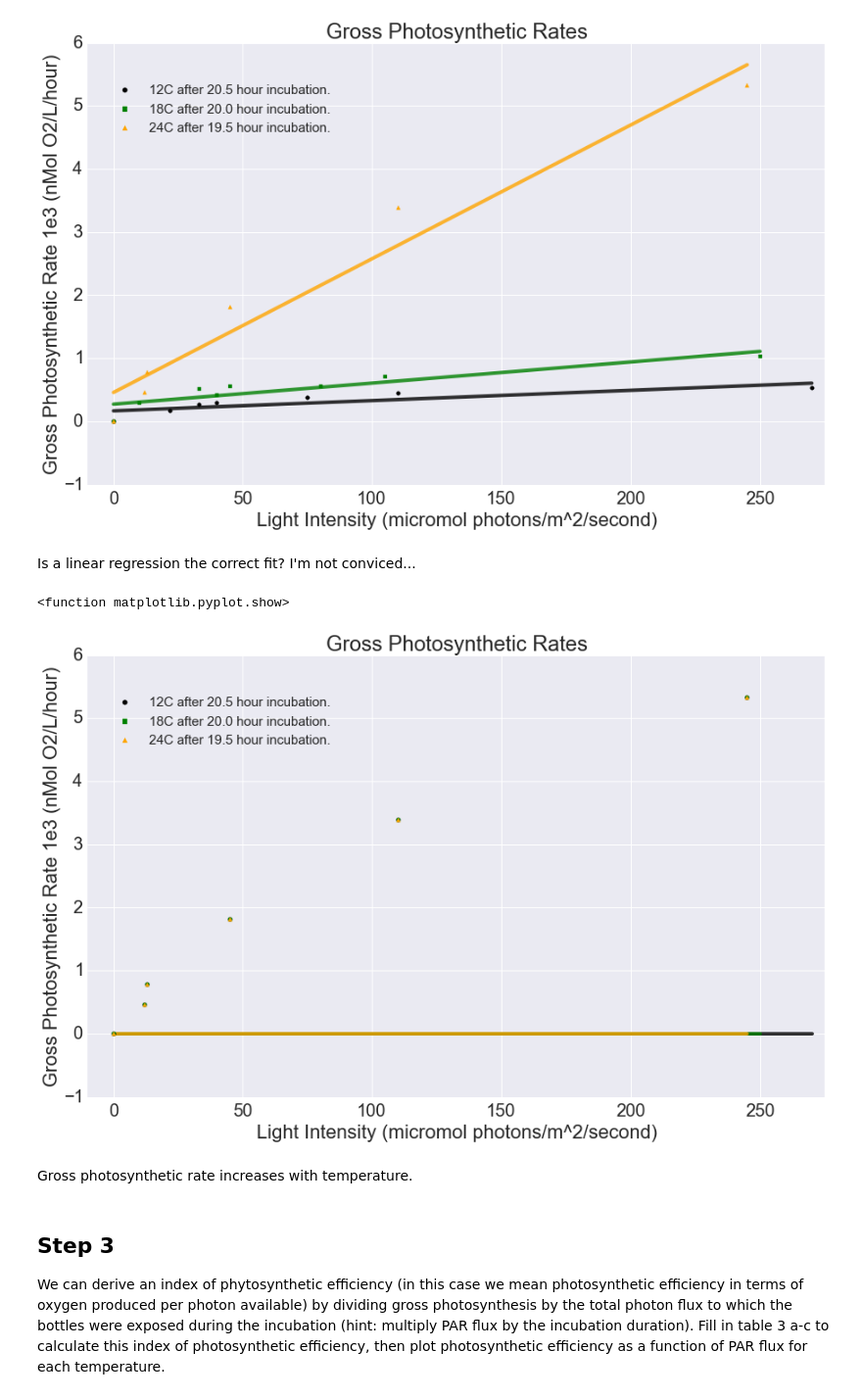
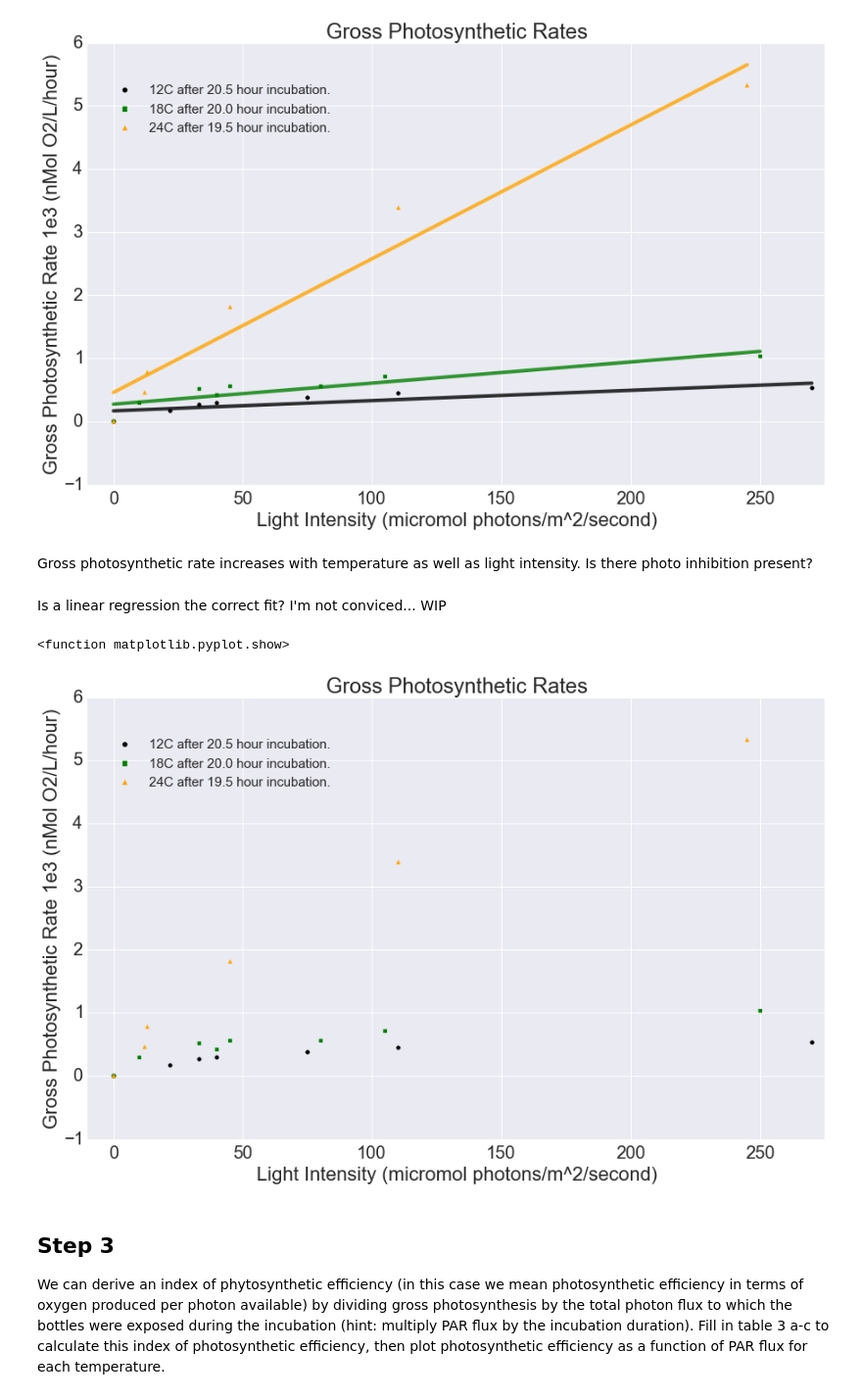
Before and after one commit to yinleon/biological-oceanography, a Jupyter notebook: light_dark_exp.ipynb, the cells around one changed output. Shown: that part at 98% size. Saved outputs shown, nothing was run; the diff lists cells and outputs as text; code cells hidden in the pictures.

```diff
--- a/light_dark_exp.ipynb
+++ b/light_dark_exp.ipynb
@@ -100,21 +102,22 @@ Table 1b. Light Reaction Bottles
 ## Step 2.
 Plot gross photosynthetic rate from tables 2a-c as a function of light intensity. You can probably plot results from all three temperatures in a single graph. Don’t forget to include the dark bottle results in you plots (photosynth rate in the dark bottles would be zero, but that is still an important data point).
 # %%
-# create entries for the dark bottles where gross photo = 0
+# create entries for the avg dark bottles/temp regime where gross photo = 0
 darkPhoto = pd.DataFrame({'temp':[12,18,24],
                           'parFlux':[0,0,0],
                           'timeStart':[0,0,0],
                           'timeEnd':[0,0,0],
-                          'elapsedTime':[0,0,0],
-                          'O2_0':[0,0,0],
-                          'O2_f':[0,0,0],
+                          'elapsedTime':[20.5,20,19.5],
+                          'O2_0':[8.28,8.28,8.28],
+                          'O2_f':[8.19,7.67,5.42],
                           'netPhoto_mg':[0,0,0],
                           'netPhoto_nM':[0,0,0],
                           'grossPhoto':[0,0,0],
                           'grossPhotoRate':[0,0,0]
                          },index=[18,19,20])
 darkPhoto = darkPhoto[['temp','parFlux','timeStart','timeEnd','elapsedTime','O2_0','O2_f','netPhoto_mg','netPhoto_nM','grossPhoto','grossPhotoRate']]
-darkPhoto
+
+# add the ave dark bottles to the light bottle dataframe to use as light intensity (PAR/x-axis) = 0.
 df2 = lite.append(darkPhoto)
 df2  = df2.convert_objects(convert_numeric=True)
 print("Table 2. Gross Photosynthesis")
@@ -174,49 +177,49 @@ plt.show
 # %% [output]
 <function matplotlib.pyplot.show>
 [figure]
+# %% [markdown]
+Gross photosynthetic rate increases with temperature as well as light intensity. Is there photo inhibition present?
 # %% [markdown]
-Is a linear regression the correct fit? I'm not conviced...
+Is a linear regression the correct fit? I'm not conviced... WIP
 # %%
 # initialize the plot
 fig = plt.figure()
 ax = fig.add_subplot(111)
 ax.set_ylabel('Gross Photosynthetic Rate 1e3 (nMol O2/L/hour)')
 ax.set_xlabel('Light Intensity (micromol photons/m^2/second)')
 ax.set_xlim(-10,275)
 #ax.set_ylim(-1,6)
 
 # for each temperature regime let's plot the points!
 for i in range(tempCount):
     plot2 = df2[df2.temp==temps[i]]
 
-    x1 = plot2['parFlux'].values
-    y1 = plot2['grossPhotoRate'].values/1e3
+    x = plot2['parFlux'].values
+    y = plot2['grossPhotoRate'].values/1e3
 
 
-    xMonSp  =   np.linspace(x1.min(),x1.max(),300)
-    ySalSp  =   spline(x1,y1, xMonSp)
+    #xMonSp  =   np.linspace(x1.min(),x1.max(),300)
+    #ySalSp  =   spline(x1,y1, xMonSp)
 
         # plot the monthly average salinity
-    ax.plot(xMonSp,ySalSp ,linewidth=4,color=colorSwatch[i],zorder=1,alpha=.8)
+    #ax.plot(xMonSp,ySalSp ,linewidth=4,color=colorSwatch[i],zorder=1,alpha=.8)
     #x1  =  np.linspace(x.min(),x.max(),300)
     #y1 =   spline(x,y, x1)
 
     # Plot the regression
     #ax.plot(x1,y1,color=colorSwatch[i],linewidth=4,alpha = .8,zorder=1)
 
     # scatter plot
     ax.scatter(x,y,color=colorSwatch[i],marker=marker[i],label=str(temps[i])+"C after "+str(np.asarray(plot2.elapsedTime,dtype=np.float)[0])+" hour incubation.",zorder=10)
 art = []
 lgd = ax.legend(scatterpoints=1,markerscale=1.2, loc='center',
                     bbox_to_anchor=(.18,.85),ncol=1,prop={'size':15},frameon=False)
 art.append(lgd)
 plt.title('Gross Photosynthetic Rates')
 plt.show
 # %% [output]
 <function matplotlib.pyplot.show>
-[figure, old version]
+[figure, new version]
-# %% [markdown]
-Gross photosynthetic rate increases with temperature.
 # %% [markdown]
 ## Step 3 ##
 We can derive an index of phytosynthetic efficiency (in this case we mean photosynthetic efficiency in terms of oxygen produced per photon available) by dividing gross photosynthesis by the total photon flux to which the bottles were exposed during the incubation (hint: multiply PAR flux by the incubation duration). Fill in table 3 a-c to calculate this index of photosynthetic efficiency, then plot photosynthetic efficiency as a function of PAR flux for each temperature.
```
Also changed, not shown: parts of 3 cells of this notebook.
